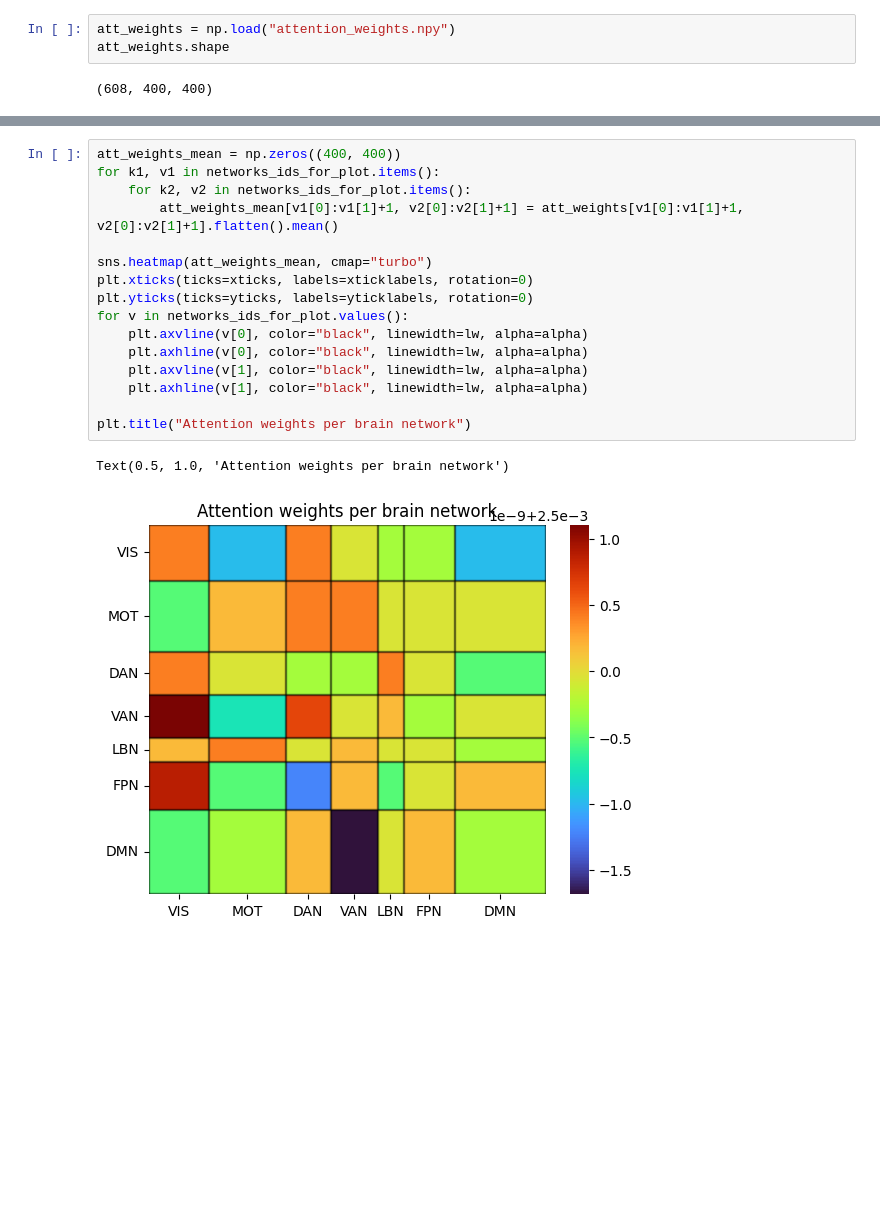
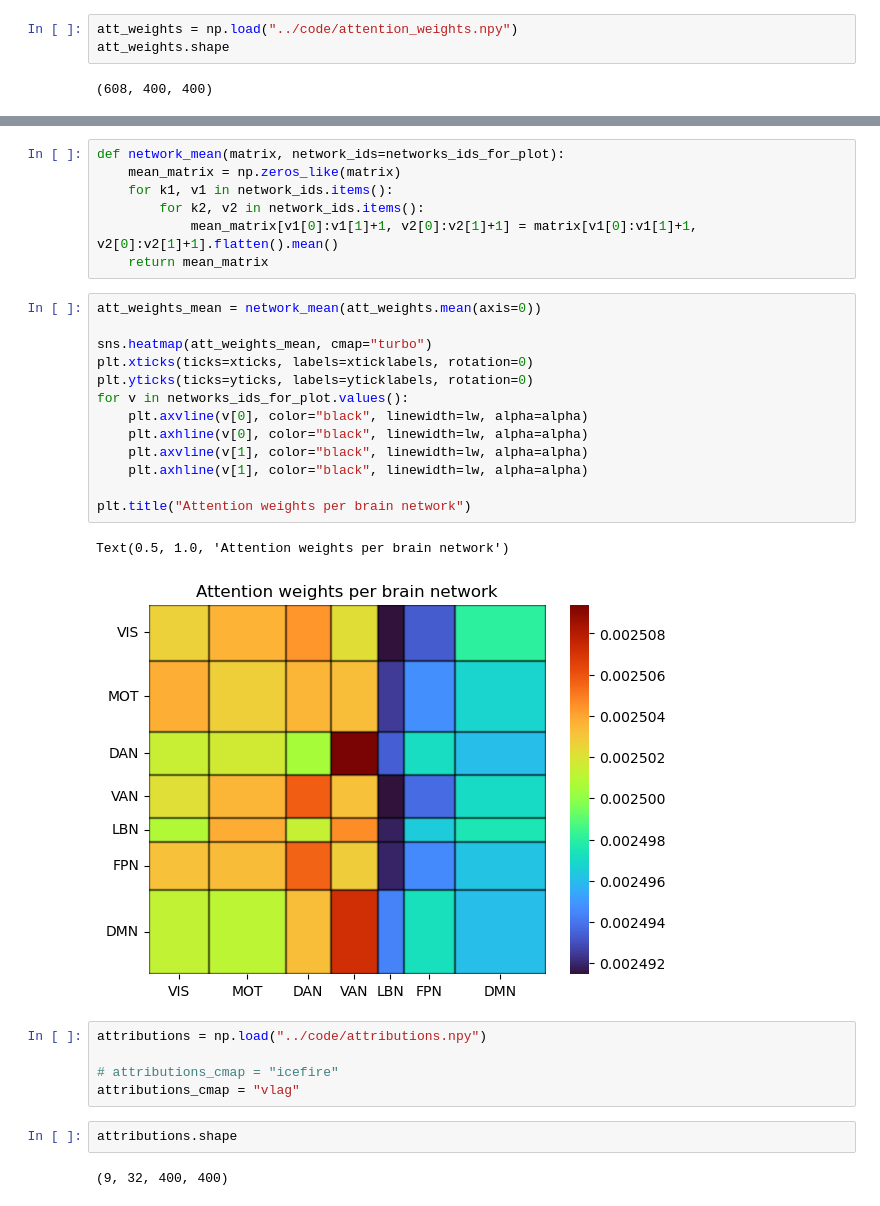
Before and after one commit to C-Achard/MIPLab-TeamCEE-DeepLearningforBiomed, a Jupyter notebook: notebooks/interpretability.ipynb, the cells around one changed output, grey strips where cells are left out. Drawn from its saved outputs; the diff is of its cells as text; blank space fills up the shorter version.

```diff
--- a/notebooks/interpretability.ipynb
+++ b/notebooks/interpretability.ipynb
@@ -57,7 +58,7 @@ networks_ids_for_plot
  'FPN': [257, 308],
  'DMN': [309, 399]}
 # %%
-att_weights = np.load("attention_weights.npy")
+att_weights = np.load("../code/attention_weights.npy")
 att_weights.shape
 # %% [output]
 (608, 400, 400)
@@ -89,19 +90,32 @@ plt.show()
+# %%
+def network_mean(matrix, network_ids=networks_ids_for_plot):
+    mean_matrix = np.zeros_like(matrix)
+    for k1, v1 in network_ids.items():
+        for k2, v2 in network_ids.items():
+            mean_matrix[v1[0]:v1[1]+1, v2[0]:v2[1]+1] = matrix[v1[0]:v1[1]+1, v2[0]:v2[1]+1].flatten().mean()
+    return mean_matrix
 # %%
-att_weights_mean = np.zeros((400, 400))
-for k1, v1 in networks_ids_for_plot.items():
-    for k2, v2 in networks_ids_for_plot.items():
-        att_weights_mean[v1[0]:v1[1]+1, v2[0]:v2[1]+1] = att_weights[v1[0]:v1[1]+1, v2[0]:v2[1]+1].flatten().mean()
+att_weights_mean = network_mean(att_weights.mean(axis=0))
 
 sns.heatmap(att_weights_mean, cmap="turbo")
 plt.xticks(ticks=xticks, labels=xticklabels, rotation=0)
 plt.yticks(ticks=yticks, labels=yticklabels, rotation=0)
 for v in networks_ids_for_plot.values():
     plt.axvline(v[0], color="black", linewidth=lw, alpha=alpha)
     plt.axhline(v[0], color="black", linewidth=lw, alpha=alpha)
     plt.axvline(v[1], color="black", linewidth=lw, alpha=alpha)
     plt.axhline(v[1], color="black", linewidth=lw, alpha=alpha)
 
 plt.title("Attention weights per brain network")
 # %% [output]
 Text(0.5, 1.0, 'Attention weights per brain network')
-[figure, old version]
+[figure, new version]
+# %%
+attributions = np.load("../code/attributions.npy")
+
+# attributions_cmap = "icefire"
+attributions_cmap = "vlag"
+# %%
+attributions.shape
+# %% [output]
+(9, 32, 400, 400)
```
Also changed, not shown: parts of 7 cells of this notebook, 3 other files.
